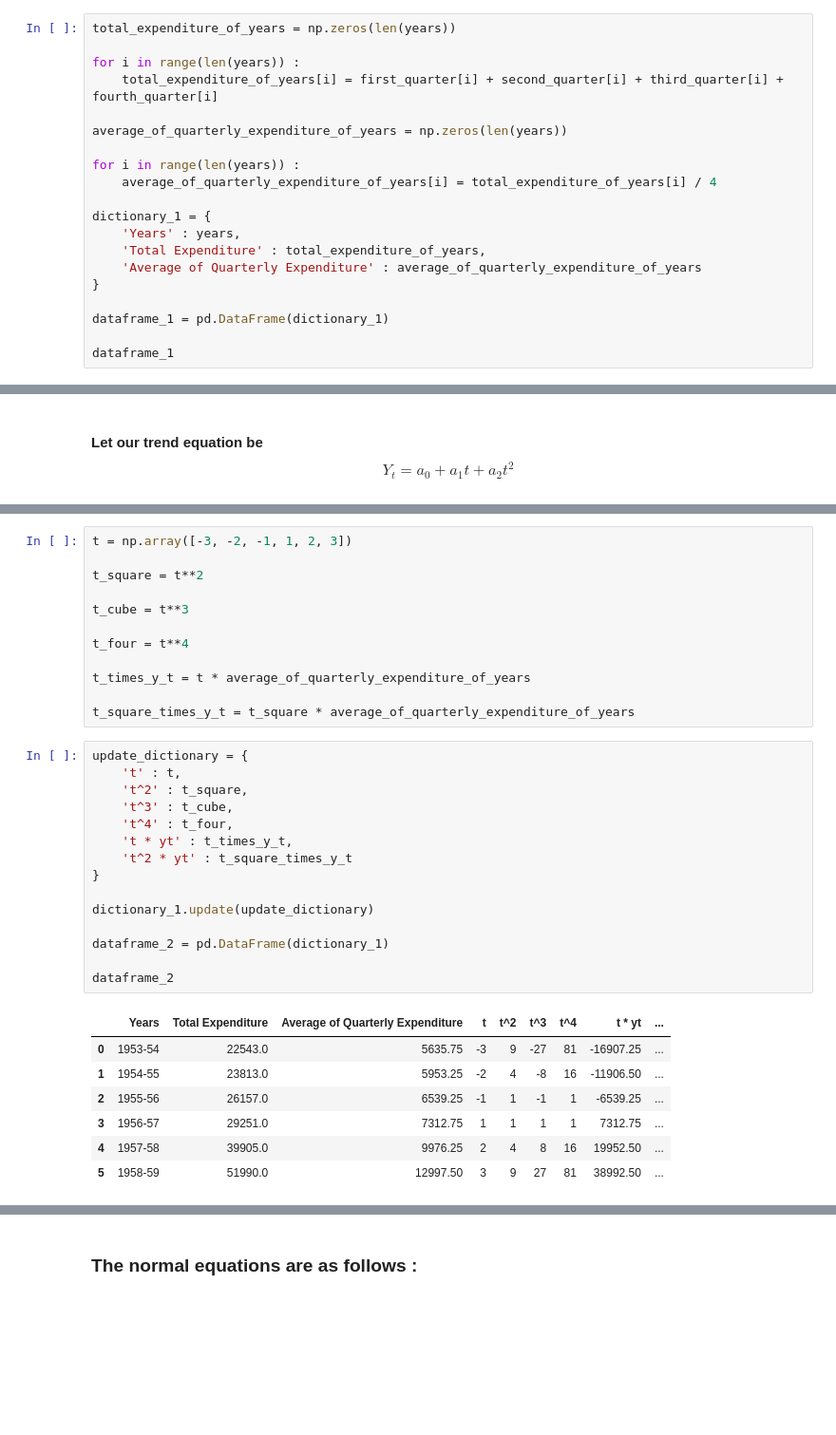
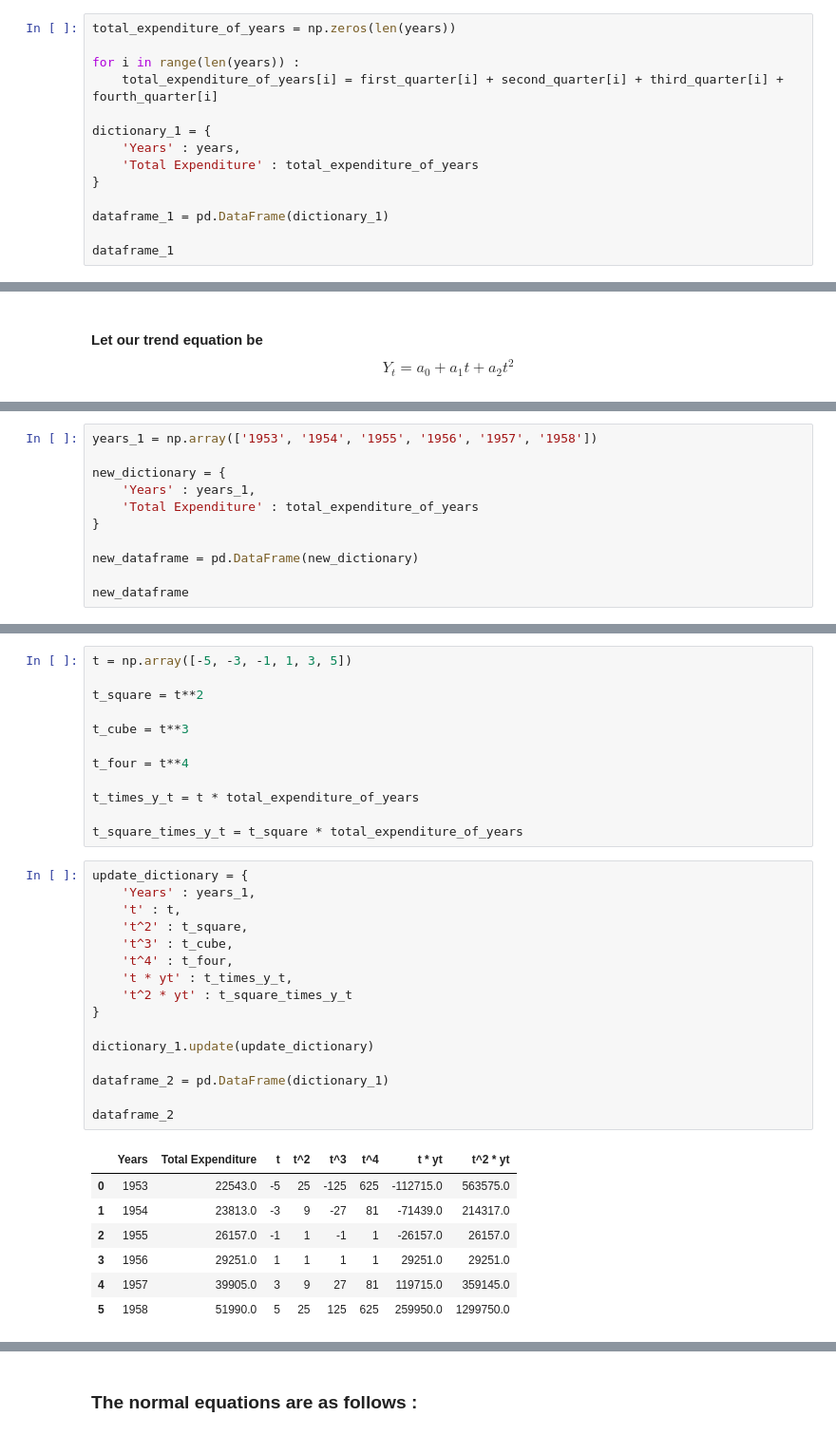
Before and after one commit to sakunisgithub/python_programming, a Jupyter notebook: python_general/00058_time_series_1.ipynb, the cells around one changed output, grey strips where cells are left out. Shown at 95% size. Drawn from its saved outputs; the diff is of its cells as text; blank space fills up the shorter version.

```diff
--- a/python_general/00058_time_series_1.ipynb
+++ b/python_general/00058_time_series_1.ipynb
@@ -38,15 +38,9 @@ total_expenditure_of_years = np.zeros(len(years))
 for i in range(len(years)) :
     total_expenditure_of_years[i] = first_quarter[i] + second_quarter[i] + third_quarter[i] + fourth_quarter[i]
 
-average_of_quarterly_expenditure_of_years = np.zeros(len(years))
-
-for i in range(len(years)) :
-    average_of_quarterly_expenditure_of_years[i] = total_expenditure_of_years[i] / 4
-
 dictionary_1 = {
     'Years' : years,
-    'Total Expenditure' : total_expenditure_of_years,
-    'Average of Quarterly Expenditure' : average_of_quarterly_expenditure_of_years
+    'Total Expenditure' : total_expenditure_of_years
 }
 
 dataframe_1 = pd.DataFrame(dictionary_1)
@@ -66,0 +63,11 @@ with **origin** = end of last quarter of 1955-56 and **unit** = 4 quarters
+# %%
+years_1 = np.array(['1953', '1954', '1955', '1956', '1957', '1958'])
+
+new_dictionary = {
+    'Years' : years_1,
+    'Total Expenditure' : total_expenditure_of_years
+}
+
+new_dataframe = pd.DataFrame(new_dictionary)
+
+new_dataframe
@@ -67,5 +84,5 @@ with **origin** = end of last quarter of 1955-56 and **unit** = 4 quarters
 # %%
-t = np.array([-3, -2, -1, 1, 2, 3])
+t = np.array([-5, -3, -1, 1, 3, 5])
 
 t_square = t**2
 
@@ -73,30 +90,31 @@ t_cube = t**3
 
 t_four = t**4
 
-t_times_y_t = t * average_of_quarterly_expenditure_of_years
+t_times_y_t = t * total_expenditure_of_years
 
-t_square_times_y_t = t_square * average_of_quarterly_expenditure_of_years
+t_square_times_y_t = t_square * total_expenditure_of_years
 # %%
 update_dictionary = {
+    'Years' : years_1,
     't' : t,
     't^2' : t_square,
     't^3' : t_cube,
     't^4' : t_four,
     't * yt' : t_times_y_t,
     't^2 * yt' : t_square_times_y_t
 }
 
 dictionary_1.update(update_dictionary)
 
 dataframe_2 = pd.DataFrame(dictionary_1)
 
 dataframe_2
 # %% [output]
-|  | Years | Total Expenditure | Average of Quarterly Expenditure | t | t^2 | t^3 | t^4 | t * yt | ... |
-| 0 | 1953-54 | 22543.0 | 5635.75 | -3 | 9 | -27 | 81 | -16907.25 | ... |
-| 1 | 1954-55 | 23813.0 | 5953.25 | -2 | 4 | -8 | 16 | -11906.50 | ... |
-| 2 | 1955-56 | 26157.0 | 6539.25 | -1 | 1 | -1 | 1 | -6539.25 | ... |
-| 3 | 1956-57 | 29251.0 | 7312.75 | 1 | 1 | 1 | 1 | 7312.75 | ... |
-| 4 | 1957-58 | 39905.0 | 9976.25 | 2 | 4 | 8 | 16 | 19952.50 | ... |
-| 5 | 1958-59 | 51990.0 | 12997.50 | 3 | 9 | 27 | 81 | 38992.50 | ... |
+|  | Years | Total Expenditure | t | t^2 | t^3 | t^4 | t * yt | t^2 * yt |
+| 0 | 1953 | 22543.0 | -5 | 25 | -125 | 625 | -112715.0 | 563575.0 |
+| 1 | 1954 | 23813.0 | -3 | 9 | -27 | 81 | -71439.0 | 214317.0 |
+| 2 | 1955 | 26157.0 | -1 | 1 | -1 | 1 | -26157.0 | 26157.0 |
+| 3 | 1956 | 29251.0 | 1 | 1 | 1 | 1 | 29251.0 | 29251.0 |
+| 4 | 1957 | 39905.0 | 3 | 9 | 27 | 81 | 119715.0 | 359145.0 |
+| 5 | 1958 | 51990.0 | 5 | 25 | 125 | 625 | 259950.0 | 1299750.0 |
 # %%
```
Also changed, not shown: parts of 19 cells of this notebook.
